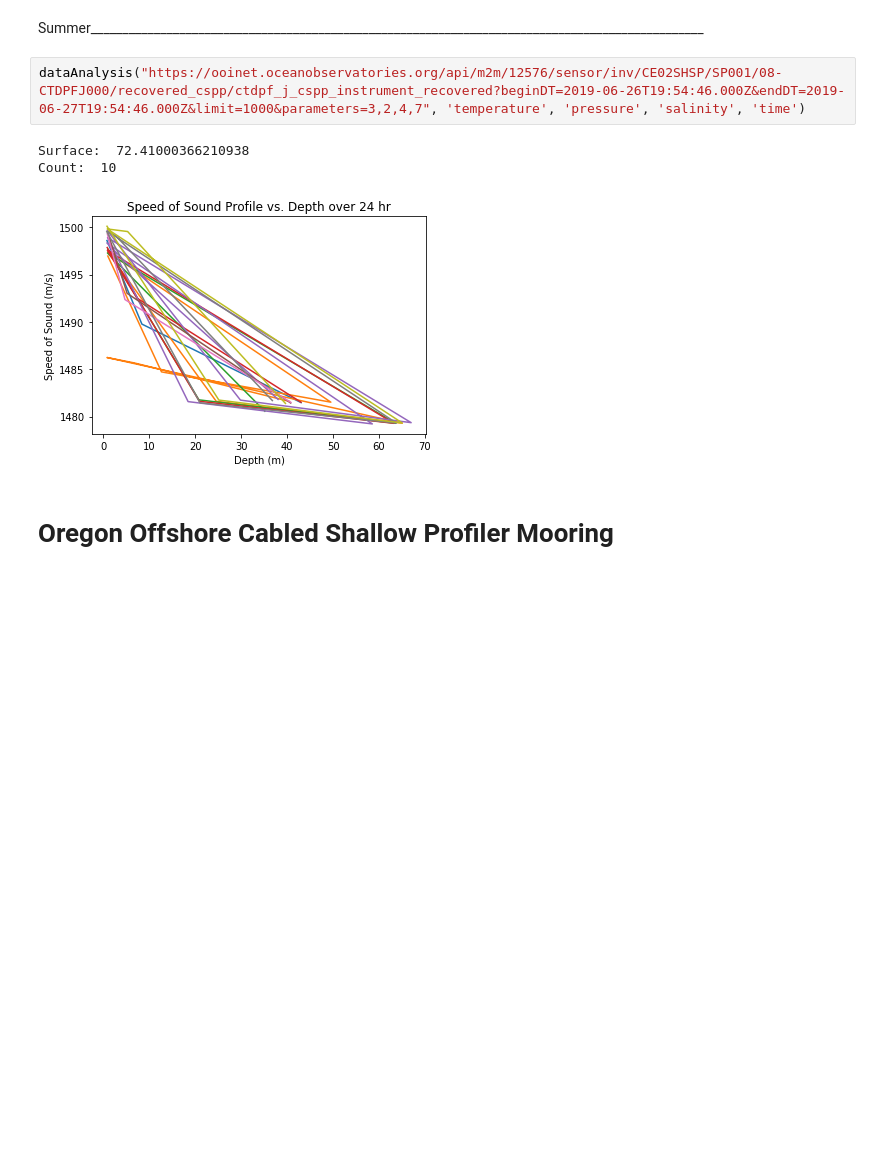
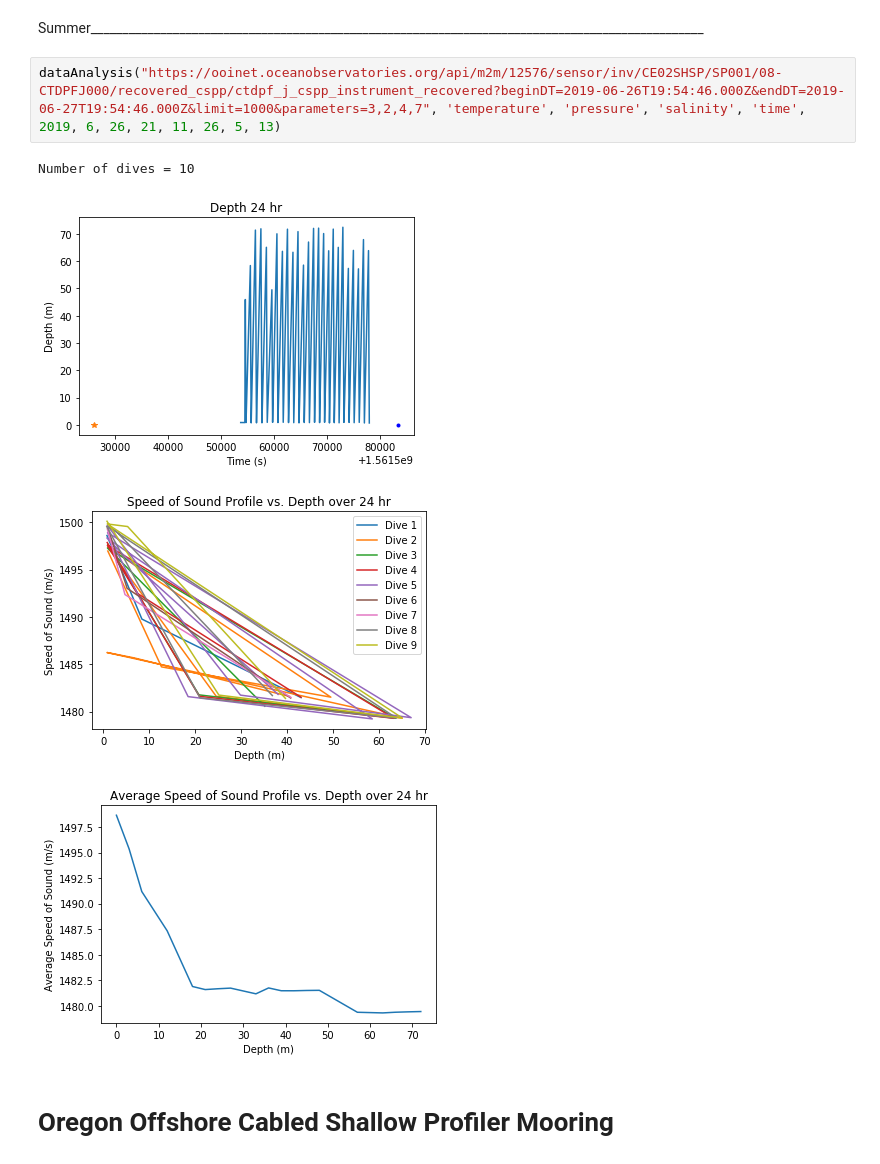
Before and after one commit to shamgold/Project1, a Jupyter notebook: Project 1.ipynb, the cells around one changed output. Saved outputs shown, nothing was run; the diff lists cells and outputs as text; blank space fills up the shorter version.

```diff
--- a/Project 1.ipynb
+++ b/Project 1.ipynb
@@ -216,11 +221,12 @@ Count:  2
 # %% [markdown]
 Summer_________________________________________________________________________________________________
 # %%
-dataAnalysis("https://ooinet.oceanobservatories.org/api/m2m/12576/sensor/inv/CE02SHSP/SP001/08-CTDPFJ000/recovered_cspp/ctdpf_j_cspp_instrument_recovered?beginDT=2019-06-26T19:54:46.000Z&endDT=2019-06-27T19:54:46.000Z&limit=1000&parameters=3,2,4,7", 'temperature', 'pressure', 'salinity', 'time')
+dataAnalysis("https://ooinet.oceanobservatories.org/api/m2m/12576/sensor/inv/CE02SHSP/SP001/08-CTDPFJ000/recovered_cspp/ctdpf_j_cspp_instrument_recovered?beginDT=2019-06-26T19:54:46.000Z&endDT=2019-06-27T19:54:46.000Z&limit=1000&parameters=3,2,4,7", 'temperature', 'pressure', 'salinity', 'time', 2019, 6, 26, 21, 11, 26, 5, 13)
 # %% [output]
-Surface:  72.41000366210938
-Count:  10
+Number of dives = 10
-[figure, old version]
+[figure, new version]
+[figure, added]
+[figure, added]
 # %% [markdown]
 # Oregon Offshore Cabled Shallow Profiler Mooring
 # %% [markdown]
```
Also changed, not shown: parts of 15 cells of this notebook.
